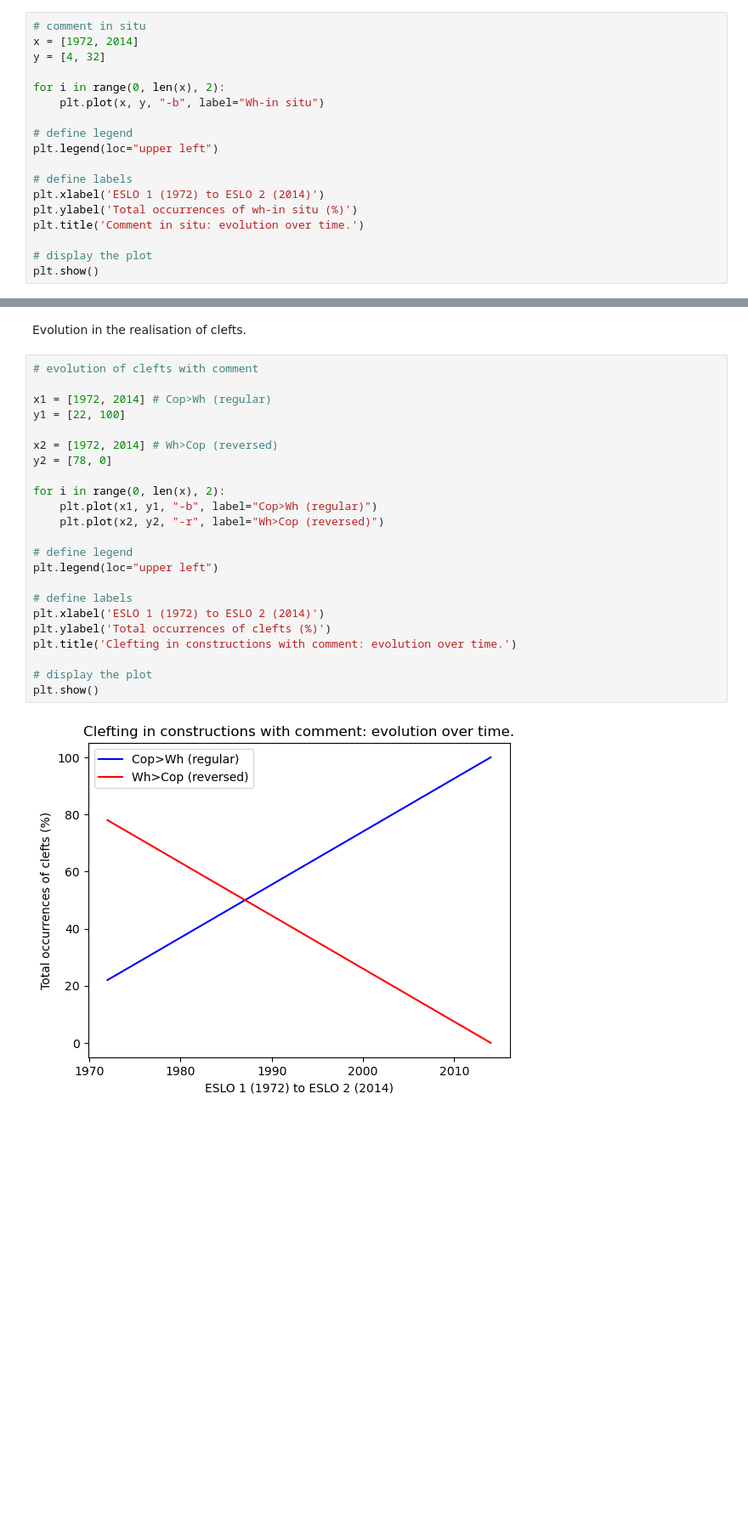
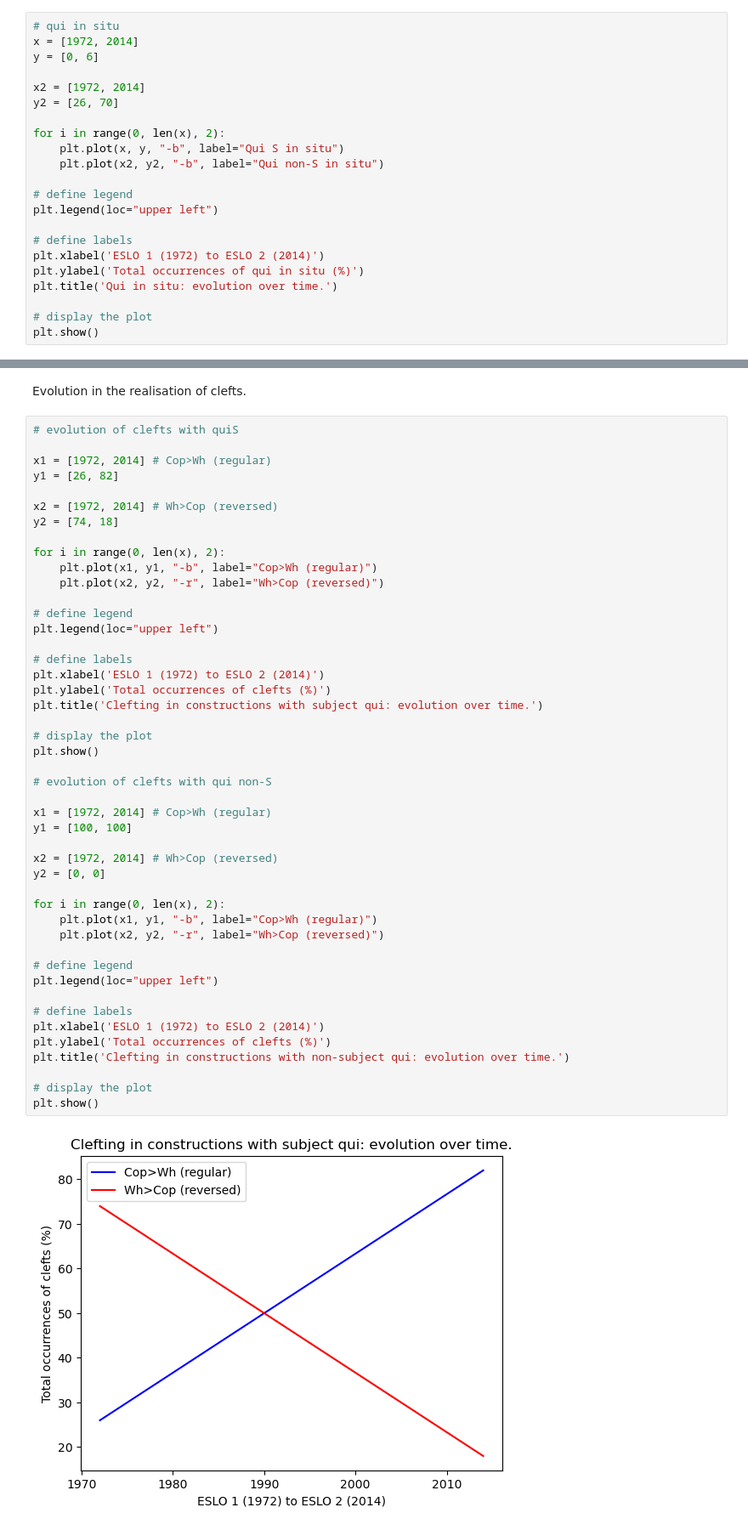
Before and after one commit to CaterinaBi/parameters-corpus-work, a Jupyter notebook: data/ESLO/visualisations/visualisations_qui.ipynb, the cells around one changed output, grey strips where cells are left out. Shown at 85% size. Saved outputs shown, nothing was run; the diff lists cells and outputs as text; blank space fills up the shorter version.

```diff
--- a/data/ESLO/visualisations/visualisations_qui.ipynb
+++ b/data/ESLO/visualisations/visualisations_qui.ipynb
@@ -8,18 +8,22 @@ Evolution of the distribution of interrogative structures in constructions with
 # %%
-# comment in situ
+# qui in situ
 x = [1972, 2014]
-y = [4, 32]
+y = [0, 6]
+
+x2 = [1972, 2014]
+y2 = [26, 70]
 
 for i in range(0, len(x), 2):
-    plt.plot(x, y, "-b", label="Wh-in situ")
+    plt.plot(x, y, "-b", label="Qui S in situ")
+    plt.plot(x2, y2, "-b", label="Qui non-S in situ")
 
 # define legend
 plt.legend(loc="upper left")
 
 # define labels
 plt.xlabel('ESLO 1 (1972) to ESLO 2 (2014)')
-plt.ylabel('Total occurrences of wh-in situ (%)')
-plt.title('Comment in situ: evolution over time.')
+plt.ylabel('Total occurrences of qui in situ (%)')
+plt.title('Qui in situ: evolution over time.')
 
 # display the plot
 plt.show()
@@ -90,27 +150,50 @@ plt.show()
 # %% [markdown]
 Evolution in the realisation of clefts.
 # %%
-# evolution of clefts with comment
+# evolution of clefts with quiS
 
 x1 = [1972, 2014] # Cop>Wh (regular)
-y1 = [22, 100]
+y1 = [26, 82]
 
 x2 = [1972, 2014] # Wh>Cop (reversed)
-y2 = [78, 0]
+y2 = [74, 18]
 
 for i in range(0, len(x), 2):
     plt.plot(x1, y1, "-b", label="Cop>Wh (regular)")
     plt.plot(x2, y2, "-r", label="Wh>Cop (reversed)")
 
 # define legend
 plt.legend(loc="upper left")
 
 # define labels
 plt.xlabel('ESLO 1 (1972) to ESLO 2 (2014)')
 plt.ylabel('Total occurrences of clefts (%)')
-plt.title('Clefting in constructions with comment: evolution over time.')
+plt.title('Clefting in constructions with subject qui: evolution over time.')
 
 # display the plot
 plt.show()
+
+# evolution of clefts with qui non-S
+
+x1 = [1972, 2014] # Cop>Wh (regular)
+y1 = [100, 100]
+
+x2 = [1972, 2014] # Wh>Cop (reversed)
+y2 = [0, 0]
+
+for i in range(0, len(x), 2):
+    plt.plot(x1, y1, "-b", label="Cop>Wh (regular)")
+    plt.plot(x2, y2, "-r", label="Wh>Cop (reversed)")
+
+# define legend
+plt.legend(loc="upper left")
+
+# define labels
+plt.xlabel('ESLO 1 (1972) to ESLO 2 (2014)')
+plt.ylabel('Total occurrences of clefts (%)')
+plt.title('Clefting in constructions with non-subject qui: evolution over time.')
+
+# display the plot
+plt.show()
 # %% [output]
-[figure, old version]
+[figure, new version]
```
Also changed, not shown: parts of 5 cells of this notebook, 10 other files.
